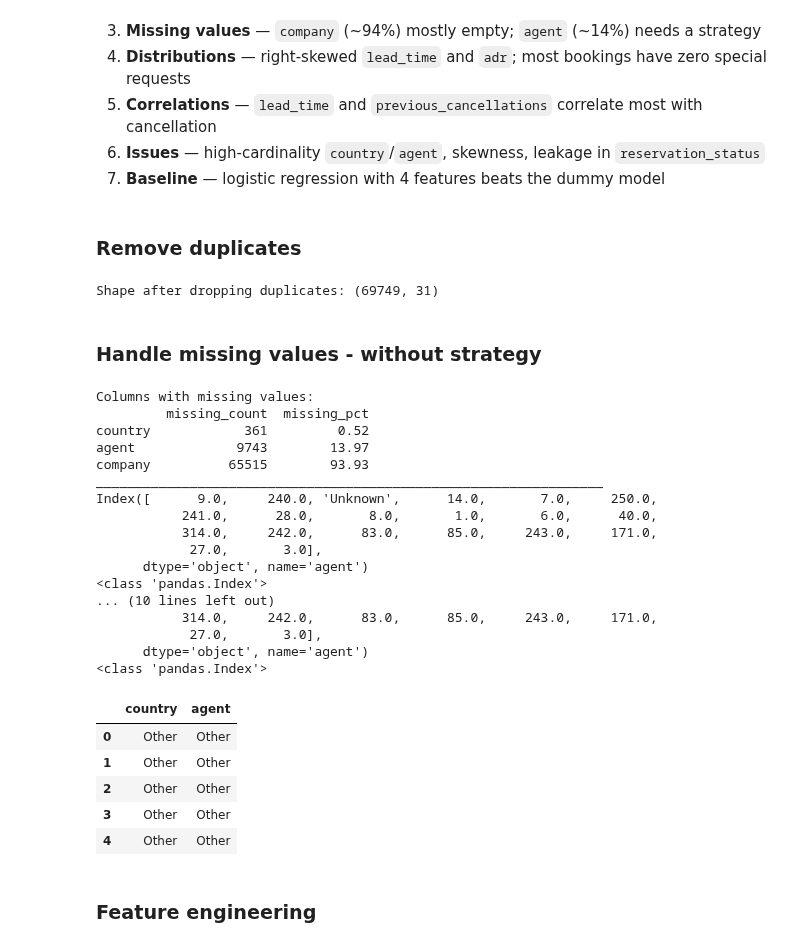
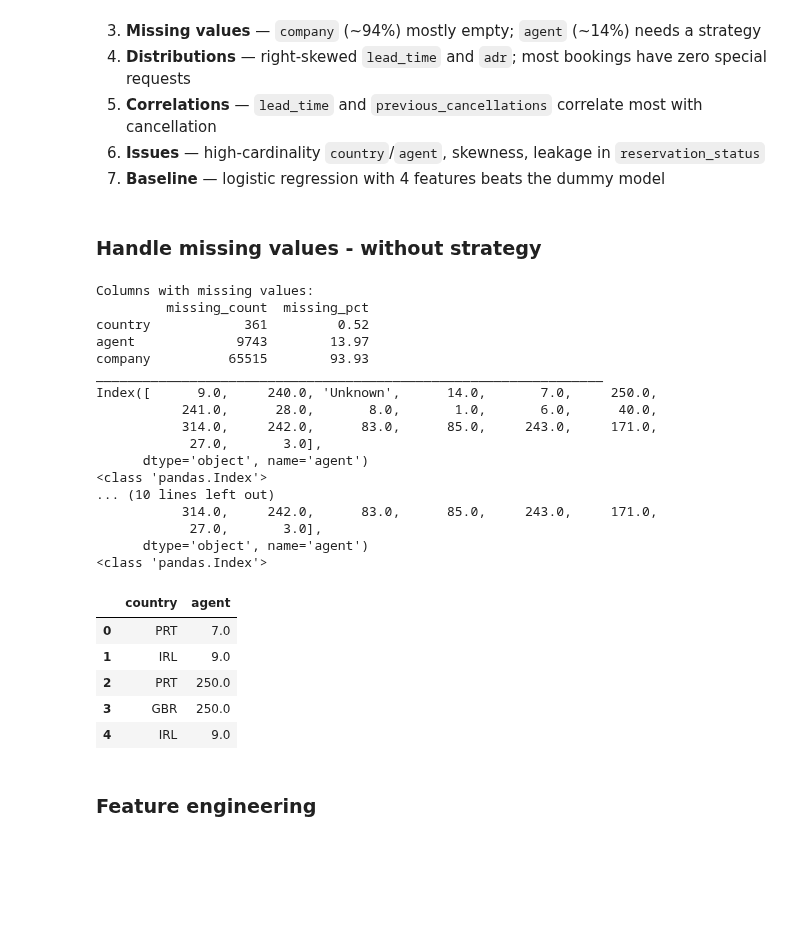
Before and after one commit to marcus-souza-soares/ml-course-codemify, a Jupyter notebook: ml-numpy-week-5/class_4/hotel_booking_submission.ipynb, the cells around one changed output. Cells and saved outputs as stored; diff of their text form; code cells hidden in the pictures; blank space fills up the shorter version.

```diff
--- a/ml-numpy-week-5/class_4/hotel_booking_submission.ipynb
+++ b/ml-numpy-week-5/class_4/hotel_booking_submission.ipynb
@@ -523,0 +589,5 @@ Baseline features: ['lead_time', 'total_of_special_requests', 'previous_cancella
+# %%
+model_df = df.drop(columns=leakage_cols).copy() if 'reservation_status' in df.columns else df.copy()
+model_df = model_df.drop_duplicates().reset_index(drop=True)
+
+print(f'Shape after dropping duplicates: {model_df.shape}')
@@ -605,17 +691,10 @@ total_of_special_requests    -0.592808
 5. **Correlations** — `lead_time` and `previous_cancellations` correlate most with cancellation
 6. **Issues** — high-cardinality `country`/`agent`, skewness, leakage in `reservation_status`
 7. **Baseline** — logistic regression with 4 features beats the dummy model
-# %% [markdown]
-### Remove duplicates
-# %%
-df = model_df.drop_duplicates().reset_index(drop=True)
-
-print(f'Shape after dropping duplicates: {df.shape}')
-# %% [output]
-Shape after dropping duplicates: (69749, 31)
 # %% [markdown]
 ### Handle missing values - without strategy
 # %%
+dc = df = model_df.copy()
 missing_count = df.isnull().sum()
 missing_pct = (df.isnull().sum() / len(df) * 100).round(2)
 
@@ -633,39 +712,39 @@ df['country'] = df['country'].fillna('Unknown')
 def rare_to_other(series, top_n=20, other_label="Other"):
     top = series.value_counts().nlargest(top_n).index
     print(top)
     print(type(top))
-    return series.apply(lambda x: other_label if x in top else x)
+    return series.apply(lambda x: x if x in top else other_label)
 
 rare_to_other(df['agent'], top_n=20) # Just for the sake of it
 rare_to_other(df['country'], top_n=20) # Just for the sake of it
 df["country"] = rare_to_other(df["country"], top_n=20)
 df["agent"] = rare_to_other(df["agent"], top_n=20)
 
 df[['country', 'agent']].head()
 # %% [output]
 Columns with missing values:
          missing_count  missing_pct
 country            361         0.52
 agent             9743        13.97
 company          65515        93.93
 _________________________________________________________________
 Index([      9.0,     240.0, 'Unknown',      14.0,       7.0,     250.0,
            241.0,      28.0,       8.0,       1.0,       6.0,      40.0,
            314.0,     242.0,      83.0,      85.0,     243.0,     171.0,
             27.0,       3.0],
       dtype='object', name='agent')
 <class 'pandas.Index'>
 ... (10 lines left out)
            314.0,     242.0,      83.0,      85.0,     243.0,     171.0,
             27.0,       3.0],
       dtype='object', name='agent')
 <class 'pandas.Index'>
 |  | country | agent |
-| 0 | Other | Other |
-| 1 | Other | Other |
-| 2 | Other | Other |
-| 3 | Other | Other |
-| 4 | Other | Other |
+| 0 | PRT | 7.0 |
+| 1 | IRL | 9.0 |
+| 2 | PRT | 250.0 |
+| 3 | GBR | 250.0 |
+| 4 | IRL | 9.0 |
 # %% [markdown]
 ### Feature engineering
 # %%
```
Also changed, not shown: parts of 23 cells of this notebook.
